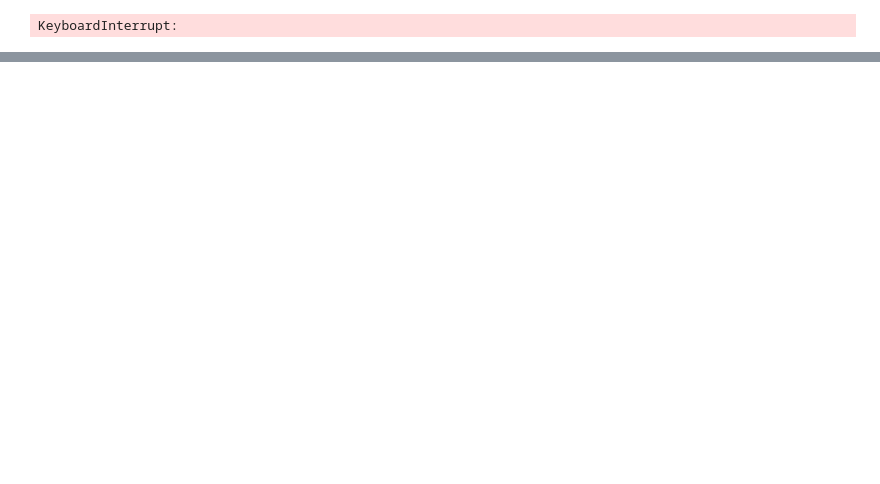
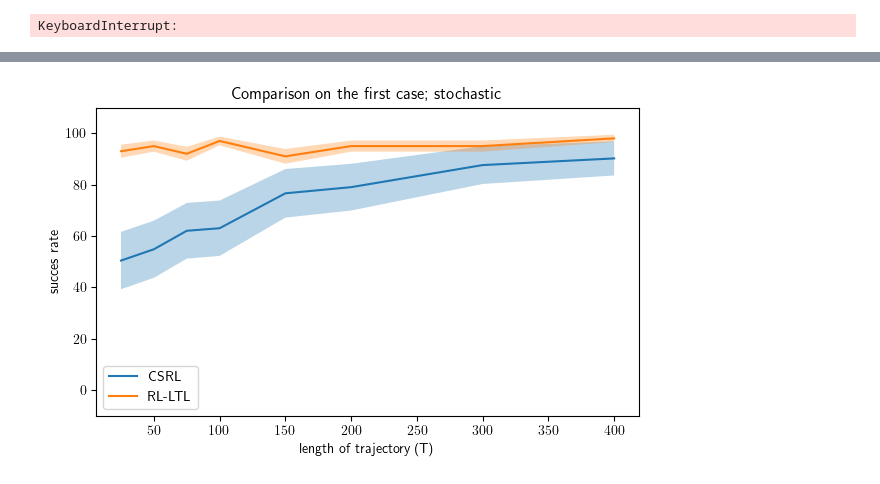
Before and after one commit to CL2-UWaterloo/RL-LTL, a Jupyter notebook: ComputeCanada_scrips/safe_absorbing.ipynb, the cells around one changed output, grey strips where cells are left out. Saved outputs shown, nothing was run; the diff lists cells and outputs as text; code cells hidden in the pictures; blank space fills up the shorter version.

```diff
--- a/ComputeCanada_scrips/safe_absorbing.ipynb
+++ b/ComputeCanada_scrips/safe_absorbing.ipynb
@@ -237,5 +251,5 @@ success_rates
 # %%
-Q=csrl.q_learning(T=100,K=100000)
+Q, _=csrl.q_learning(T=100,K=100000)
 np.save(f'Q1_{p}', Q)
 # %% [output]
 KeyboardInterrupt:
@@ -245,7 +269,9 @@ value=np.max(Q,axis=4)
+# %%
+T = [25, 50, 75, 100, 150, 200, 300, 400]
 # %%
 rewards_mean = []
 rewards_std = []
-n_runs = 200
+n_runs = 500
 
 for i in T:
     episodes, rew = run_Q_test(csrl, policy, LTL_formula, predicates, T=i, start=None, runs=n_runs, verbose=0)
@@ -255,18 +299,20 @@ rewards_std = np.array(rewards_std)
 # %%
 plt.figure(figsize=(7,4))
 
 plt.fill_between(T, rewards_std[:,0], rewards_std[:,1], alpha=0.3)
 plt.plot(T, rewards_mean, label="CSRL")
 plt.xlabel("length of trajectory (T)")
 plt.ylabel("succes rate")
-# plt.title("Comparison on the first case; stochastic")
-plt.title("Comparison on the first case; deterministic")
+plt.title("Comparison on the first case; stochastic")
+# plt.title("Comparison on the first case; deterministic")
 plt.ylim(-10, 110)
 
 plt.fill_between(T, succes_std[:,0], succes_std[:,1], alpha=0.3)
 plt.plot(T, success_rates, label="RL-LTL")
 plt.legend()
 plt.savefig(f"res_400/C1_P{p}.pdf")
+# %% [output]
+[figure, added]
 # %%
 plt.figure(figsize=(7,4))
 plt.fill_between(T, rewards_std[:,0], rewards_std[:,1], alpha=0.3, label="1 STD")
```
Also changed, not shown: parts of 11 cells of this notebook, 19 other files.
